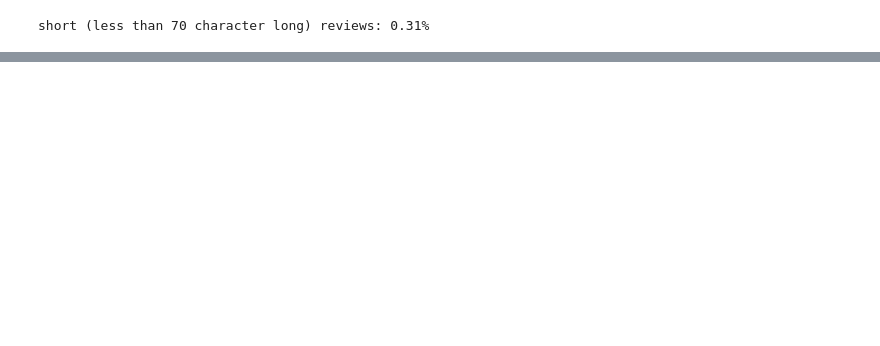
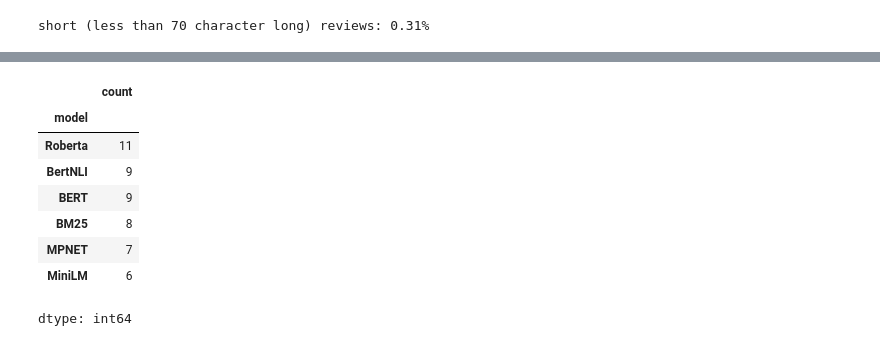
Before and after one commit to MikeCheek/Project1-MachineLearningForNLP, a Jupyter notebook: project1.ipynb, the cells around one changed output, grey strips where cells are left out. Saved outputs shown, nothing was run; the diff lists cells and outputs as text; code cells hidden in the pictures; blank space fills up the shorter version.

```diff
--- a/project1.ipynb
+++ b/project1.ipynb
@@ -453,0 +454,4 @@ MSE normalized: 0.02380   (avg MSE: 1.15050)
+# %%
+num_queries = 50
+random.seed(seed)
+indexes = random.sample(range(len(df)), num_queries)
@@ -453,0 +692,22 @@ MSE normalized: 0.02380   (avg MSE: 1.15050)
+# %%
+import matplotlib.pyplot as plt
+import seaborn as sns
+
+models = ['BM25', 'BERT', 'MiniLM', 'BertNLI', 'MPNET', 'Roberta']
+mse_values = [mses, mses_uncased, mses_minilm, mses_bert, mses_mpnet, mses_roberta]
+
+plt.figure(figsize=(10, 6))
+colors = sns.color_palette("Set1", n_colors=len(models))
+num = list(range(num_queries))
+
+for i, model in enumerate(models):
+    plt.plot(num, mse_values[i], label=model, color=colors[i])
+
+plt.title("MSE Values for Different Models")
+plt.xlabel("Index")
+plt.ylabel("MSE Value")
+plt.xticks(range(len(indexes)))
+plt.legend(title="Models", loc="upper right")
+
+plt.tight_layout()
+plt.show()
@@ -453,0 +734,16 @@ MSE normalized: 0.02380   (avg MSE: 1.15050)
+# %%
+off_id_values = [off_ids, off_ids_uncased, off_ids_minilm, off_ids_bert, off_ids_mpnet, off_ids_roberta]
+
+results = {}
+
+for i in range(num_queries):
+  mses_query = [x[i] for x in mse_values]
+  min_mse = min(mses_query)
+  min_mse_pos = mses_query.index(min_mse)
+  min_offid = off_id_values[min_mse_pos][i]
+  model = models[min_mse_pos]
+  query_id = df['offering_id'][indexes[i]]
+  results[i] = {"offering_id": query_id, "suggested_offering_id": min_offid, "model": model, "mse": min_mse}
+
+results_df = pd.DataFrame.from_dict(results, orient="index")
+results_df
@@ -453,0 +768,12 @@ MSE normalized: 0.02380   (avg MSE: 1.15050)
+# %%
+results_df['model'].value_counts()
+# %% [output]
+|  | count |
+| model |  |
+| Roberta | 11 |
+| BertNLI | 9 |
+| BERT | 9 |
+| BM25 | 8 |
+| MPNET | 7 |
+| MiniLM | 6 |
+dtype: int64
```
Also changed, not shown: parts of 76 cells of this notebook, 6 other files.
